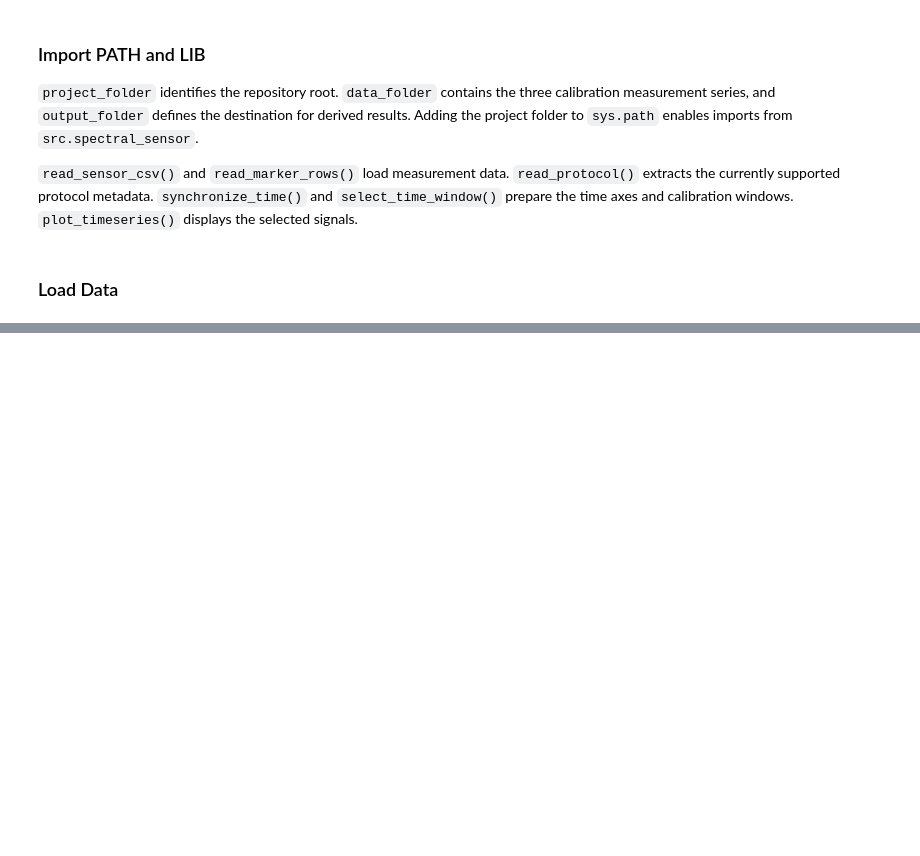
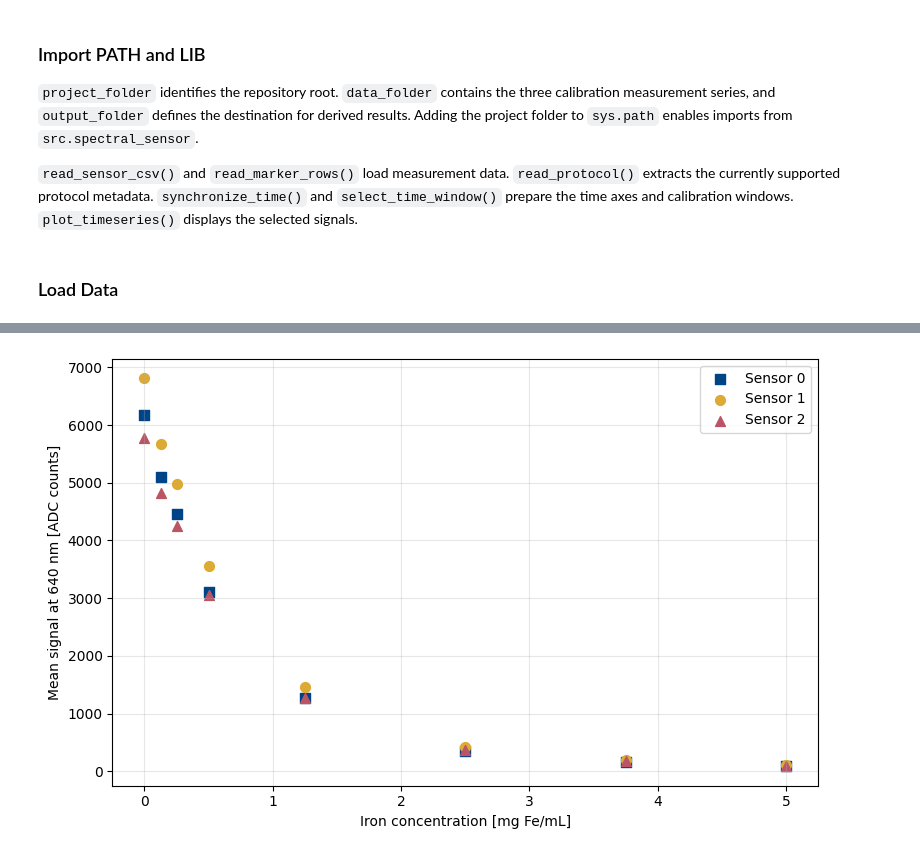
Before and after one commit to Lukro-fhdo/Dynano, a Jupyter notebook: notebooks/sensor_calibration.ipynb, the cells around one changed output, grey strips where cells are left out. Saved outputs shown, nothing was run; the diff lists cells and outputs as text; code cells hidden in the pictures; blank space fills up the shorter version.

```diff
--- a/notebooks/sensor_calibration.ipynb
+++ b/notebooks/sensor_calibration.ipynb
@@ -213,0 +393,19 @@ pd.DataFrame.from_dict(protocol_metadata, orient="index")
+# %%
+calibration_summary = (
+    window_statistics
+    .groupby(["sensor", "concentration_mg_fe_ml"], as_index=False)
+    .agg(
+        n_replicates=("mean_signal", "count"),
+        mean_adc=("mean_signal", "mean"),
+        std_adc=("mean_signal", "std"),
+    )
+)
+
+display(calibration_summary.round(2))
+
+output_folder.mkdir(parents=True, exist_ok=True)
+
+calibration_summary.to_csv(
+    output_folder / f"calibration_summary_{wavelength_nm}nm.csv",
+    index=False,
+)
@@ -213,0 +434,28 @@ pd.DataFrame.from_dict(protocol_metadata, orient="index")
+# %%
+fig, ax = plt.subplots(figsize=(8, 5))
+
+for sensor_name, table in calibration_summary.groupby("sensor"):
+    style = sensor_styles[sensor_name]
+
+    ax.scatter(
+        table["concentration_mg_fe_ml"],
+        table["mean_adc"],
+        marker=style["marker"],
+        color=style["color"],
+        s=50,
+        label=sensor_name.replace("_", " ").capitalize(),
+    )
+
+ax.set_xlabel("Iron concentration [mg Fe/mL]")
+ax.set_ylabel(f"Mean signal at {wavelength_nm} nm [ADC counts]")
+ax.legend()
+ax.grid(alpha=0.3)
+fig.tight_layout()
+
+save_plot(
+    fig,
+    output_folder=output_folder / "figures",
+    filename=f"sensor_response_comparison_{wavelength_nm}nm",
+)
+# %% [output]
+[figure, added]
```
Also changed, not shown: parts of 13 cells of this notebook, 23 other files.
